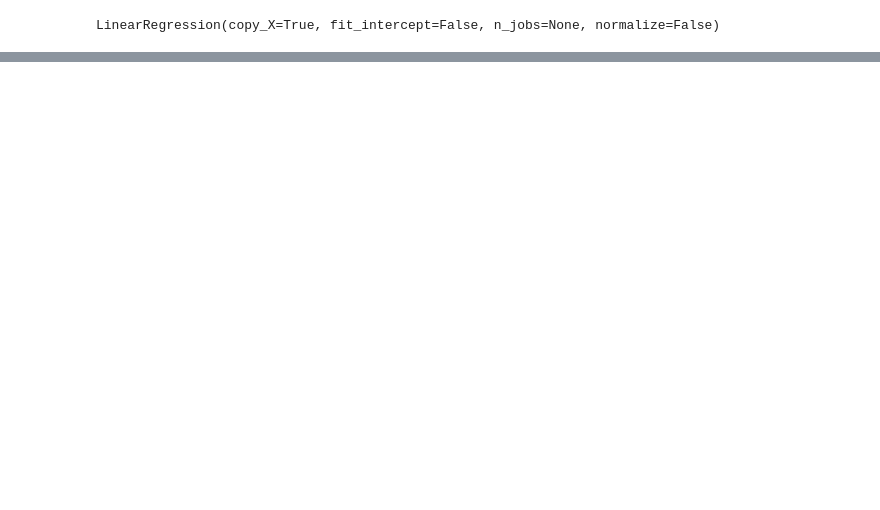
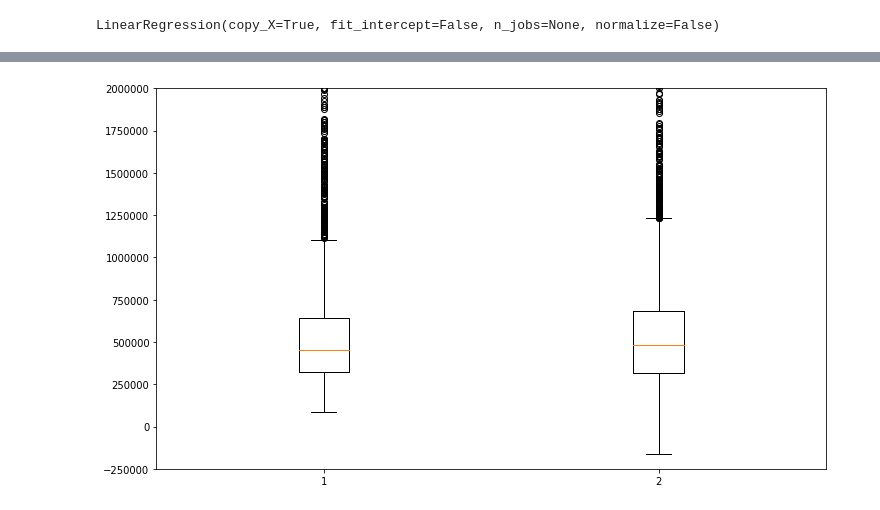
Before and after one commit to gonzalob24/Learning_Central, a Jupyter notebook: Machine_Learning/Regression/kingCounty_realEstate.ipynb, the cells around one changed output, grey strips where cells are left out. Saved outputs shown, nothing was run; the diff lists cells and outputs as text; code cells hidden in the pictures; blank space fills up the shorter version.

```diff
--- a/Machine_Learning/Regression/kingCounty_realEstate.ipynb
+++ b/Machine_Learning/Regression/kingCounty_realEstate.ipynb
@@ -315,0 +391,9 @@ math.sqrt(model_mse2)
+# %%
+# it is dificult to predict outliers in any field
+
+plt.figure(figsize=(12,7))
+plt.ylim(bottom = -250000, top = 2000000)
+plt.boxplot([y_test, y_pred])
+plt.show()
+# %% [output]
+[figure, added]
```
Also changed, not shown: parts of 53 cells of this notebook.
